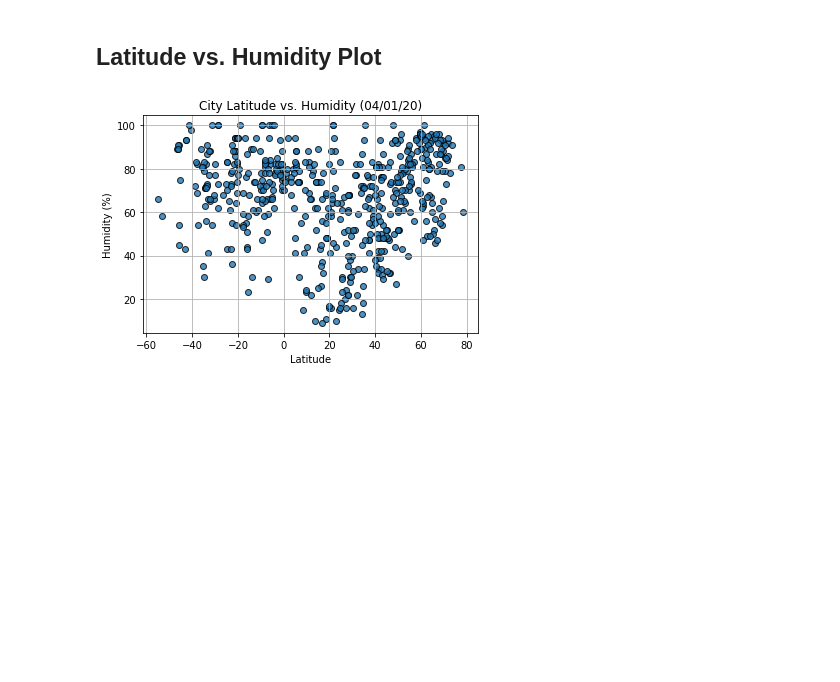
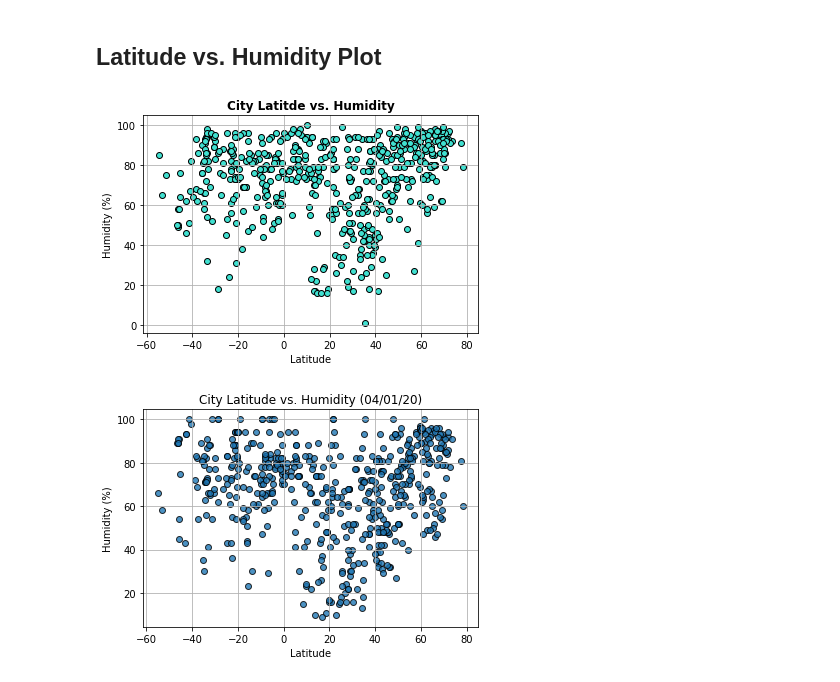
Before and after one commit to jump8621/python-api-challenge, a Jupyter notebook: WeatherPy/WeatherPy-Copy1.ipynb, the cells around one changed output. Drawn from its saved outputs; the diff is of its cells as text; code cells hidden in the pictures; blank space fills up the shorter version.

```diff
--- a/WeatherPy/WeatherPy-Copy1.ipynb
+++ b/WeatherPy/WeatherPy-Copy1.ipynb
@@ -354,6 +357,23 @@ plt.show
 [figure]
 # %% [markdown]
 ## Latitude vs. Humidity Plot
+# %%
+Latitude = cleaned_weather_df['Lat']
+Humidity = cleaned_weather_df['Humidity']
+hum_x_values = Latitude
+hum_y_values = Humidity
+
+
+plt.scatter(hum_x_values, hum_y_values, edgecolors='black', color='turquoise')
+plt.title('City Latitde vs. Humidity',  fontweight='bold')
+plt.ylabel('Humidity (%)')
+plt.xlabel('Latitude')
+plt.grid()
+plt.show
+plt.close
+plt.savefig('humidityvslat.png')
+# %% [output]
+[figure, added]
 # %%
 # %% [output]
 [figure]
```
Also changed, not shown: parts of 10 cells of this notebook.
